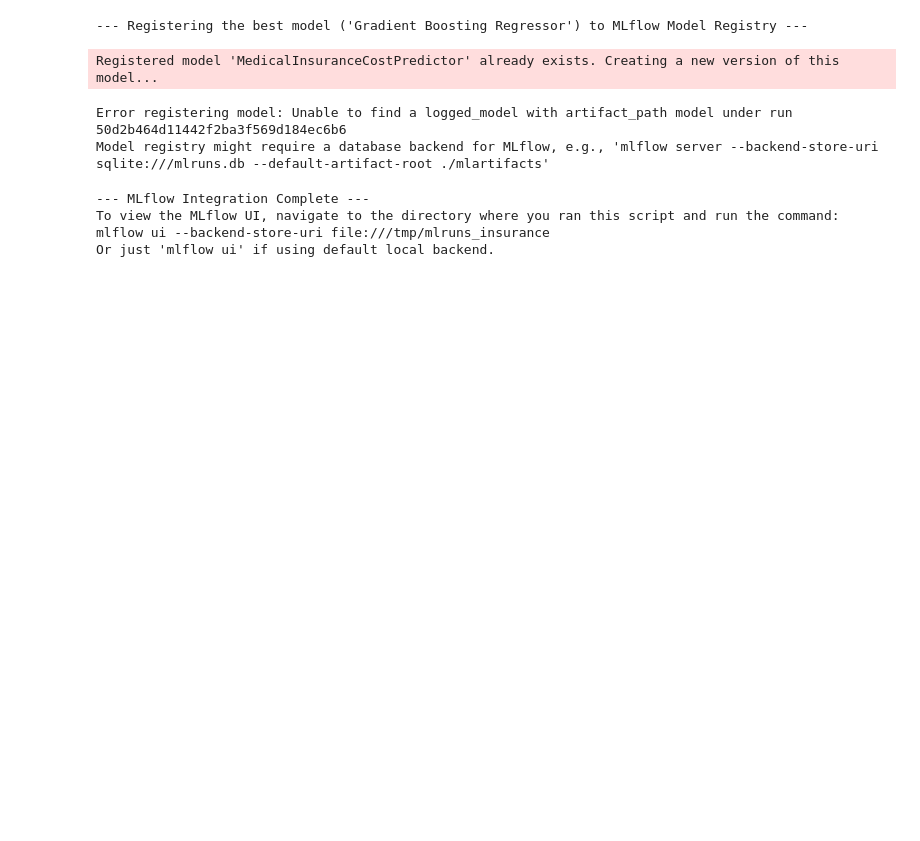
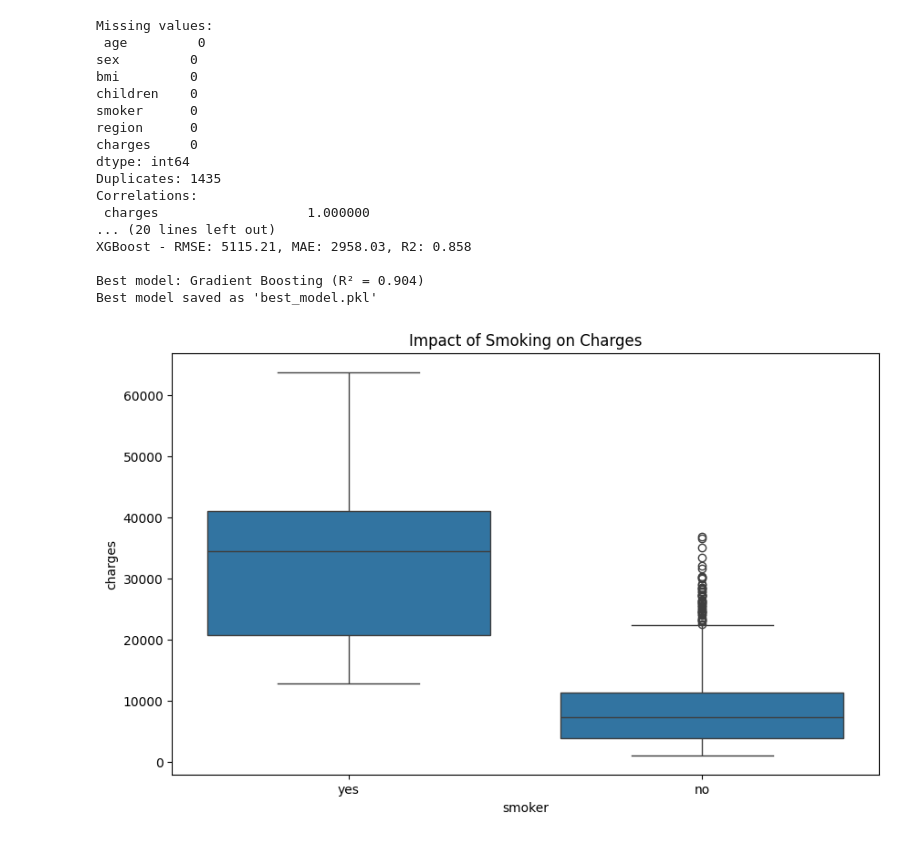
Before and after one commit to muruga01/medicalinsurancecostprediction, a Jupyter notebook: medical.ipynb, the cells around one changed output. Saved outputs shown, nothing was run; the diff lists cells and outputs as text; code cells hidden in the pictures; blank space fills up the shorter version.

```diff
--- a/medical.ipynb
+++ b/medical.ipynb
@@ -536,31 +14,0 @@ Best performing model: Gradient Boosting Regressor with R-squared: 0.8979 (Run I
-# %%
-# --- Register the best performing model in MLflow’s Model Registry ---
-if best_model_name:
-    model_name_for_registry = "MedicalInsuranceCostPredictor"
-    print(f"\n--- Registering the best model ('{best_model_name}') to MLflow Model Registry ---")
-    try:
-        # Register the model using its URI from the previous run
-        registered_model = mlflow.register_model(
-            model_uri=model_uri_for_registry,
-            name=model_name_for_registry
-        )
-        print(f"Model '{best_model_name}' (Version {registered_model.version}) registered as '{model_name_for_registry}'.")
-        print(f"MLflow Model Registry URL: mlflow ui --backend-store-uri {mlflow.get_tracking_uri()}")
-    except Exception as e:
-        print(f"Error registering model: {e}")
-        print("Model registry might require a database backend for MLflow, e.g., 'mlflow server --backend-store-uri sqlite:///mlruns.db --default-artifact-root ./mlartifacts'")
-# %% [output]
---- Registering the best model ('Gradient Boosting Regressor') to MLflow Model Registry ---
-Registered model 'MedicalInsuranceCostPredictor' already exists. Creating a new version of this model...
-Error registering model: Unable to find a logged_model with artifact_path model under run 50d2b464d11442f2ba3f569d184ec6b6
-Model registry might require a database backend for MLflow, e.g., 'mlflow server --backend-store-uri sqlite:///mlruns.db --default-artifact-root ./mlartifacts'
-# %%
-print("\n--- MLflow Integration Complete ---")
-print(f"To view the MLflow UI, navigate to the directory where you ran this script and run the command:")
-print(f"mlflow ui --backend-store-uri {mlflow.get_tracking_uri()}")
-print(f"Or just 'mlflow ui' if using default local backend.")
-# %% [output]
---- MLflow Integration Complete ---
-To view the MLflow UI, navigate to the directory where you ran this script and run the command:
-mlflow ui --backend-store-uri file:///tmp/mlruns_insurance
-Or just 'mlflow ui' if using default local backend.
@@ -566,0 +43,23 @@ Or just 'mlflow ui' if using default local backend.
+# %%
+# Step 2: EDA
+def perform_eda(df):
+    # Key factors: correlations
+    numeric_df = df.select_dtypes(include=[np.number])
+    corr = numeric_df.corr()
+    print("Correlations:\n", corr['charges'].sort_values(ascending=False))
+
+    # Plots
+    plt.figure(figsize=(10, 6))
+    sns.boxplot(x='smoker', y='charges', data=df)
+    plt.title('Impact of Smoking on Charges')
+    plt.savefig('smoker_charges.png')
+
+    plt.figure(figsize=(10, 6))
+    sns.scatterplot(x='age', y='charges', hue='smoker', data=df)
+    plt.title('Impact of Age on Charges by Smoker Status')
+    plt.savefig('age_charges.png')
+
+    plt.figure(figsize=(10, 6))
+    sns.boxplot(x='region', y='charges', data=df)
+    plt.title('Charges by Region')
+    plt.savefig('region_charges.png')
@@ -566,0 +140,24 @@ Or just 'mlflow ui' if using default local backend.
+# %%
+if __name__ == "__main__":
+    df = load_and_preprocess_data()
+    perform_eda(df)
+    results = train_and_evaluate_models(df)
+# %% [output]
+Missing values:
+ age         0
+sex         0
+bmi         0
+children    0
+smoker      0
+region      0
+charges     0
+dtype: int64
+Duplicates: 1435
+Correlations:
+ charges                   1.000000
+... (20 lines left out)
+XGBoost - RMSE: 5115.21, MAE: 2958.03, R2: 0.858
+
+Best model: Gradient Boosting (R² = 0.904)
+Best model saved as 'best_model.pkl'
+[figure, added]
```
Also changed, not shown: parts of 59 cells of this notebook, 5 other files.
